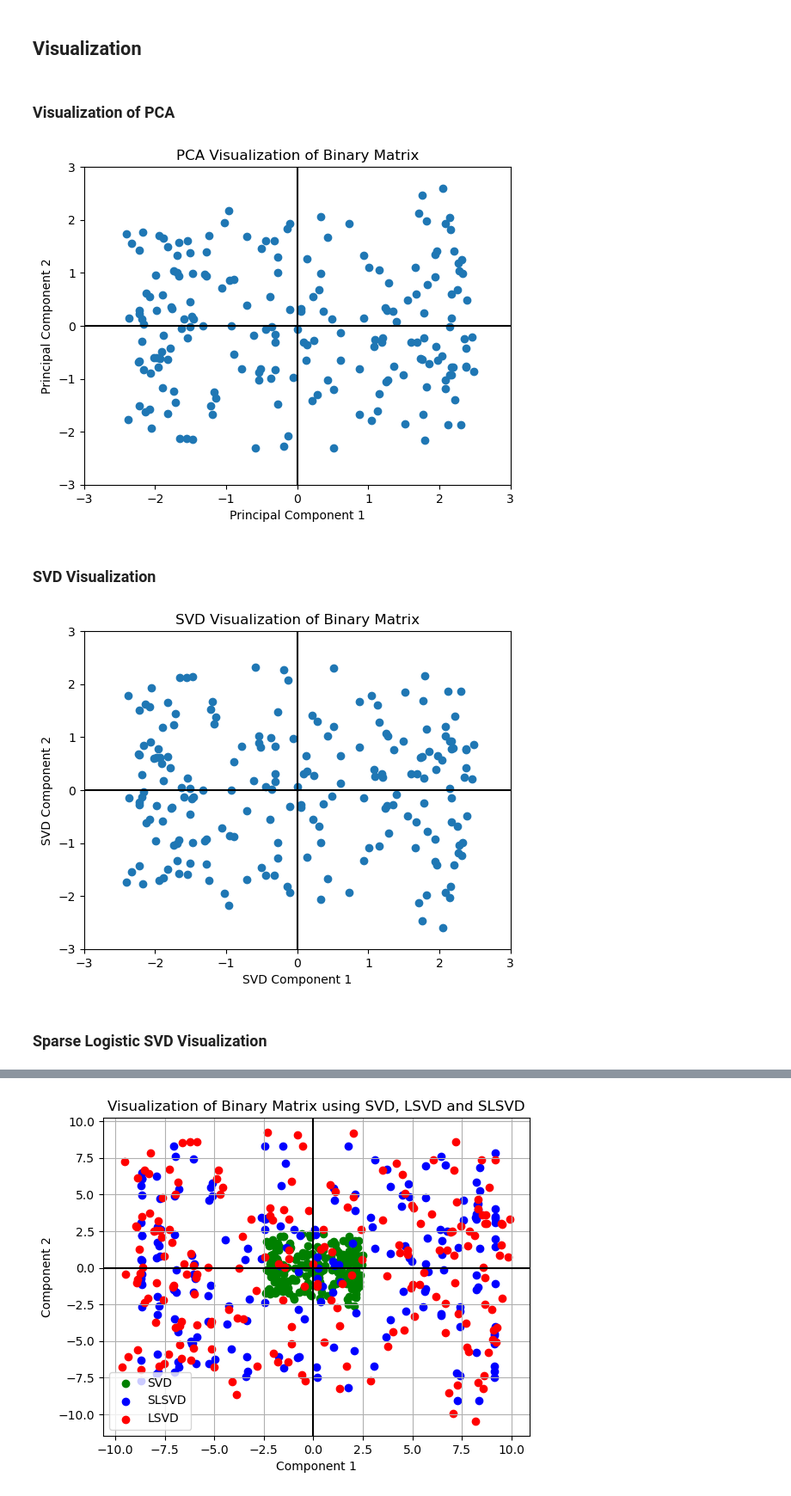
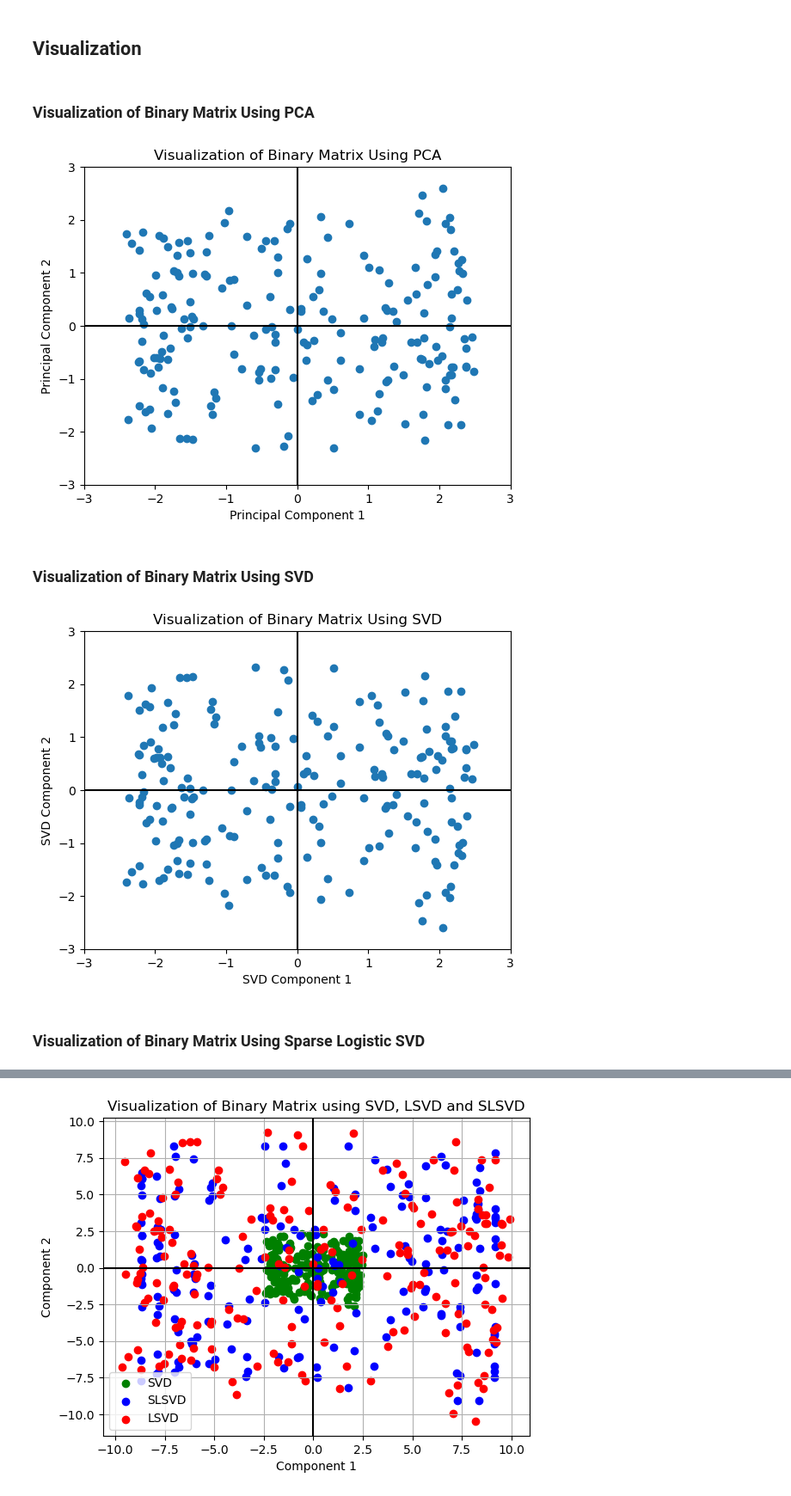
Before and after one commit to andyzhangstat/SLSVD, a Jupyter notebook: docs/example.ipynb, the cells around one changed output, grey strips where cells are left out. Shown at 86% size. Cells and saved outputs as stored; diff of their text form; code cells hidden in the pictures.

```diff
--- a/docs/example.ipynb
+++ b/docs/example.ipynb
@@ -308,25 +274,26 @@ from sklearn.decomposition import PCA
 # %% [markdown]
-### Visualization of PCA
+### Visualization of Binary Matrix Using PCA
 # %%
+from sklearn.decomposition import PCA
 # Apply PCA
 pca = PCA(n_components=2)
 pca_result = pca.fit_transform(bin_mat)
 
 # Visualize PCA results
 plt.scatter(pca_result[:, 0], pca_result[:, 1])
-plt.title('PCA Visualization of Binary Matrix')
+plt.title('Visualization of Binary Matrix Using PCA')
 plt.xlabel('Principal Component 1')
 plt.ylabel('Principal Component 2')
 plt.axvline(x=0,color='black')
 plt.axhline(y=0,color='black')
 plt.xlim(-3, 3)
 plt.ylim(-3, 3)
 
 plt.show()
 # %% [output]
-[figure, old version]
+[figure, new version]
-# %% [markdown]
-### SVD Visualization
+# %% [markdown]
+### Visualization of Binary Matrix Using SVD
 # %%
 bin_mat_c = bin_mat - np.mean(bin_mat, axis=0)
 
@@ -339,7 +306,7 @@ svd_result = U[:, :2] * S[:2]
 
 # Visualize SVD results
 plt.scatter(svd_result[:, 0], svd_result[:, 1])
-plt.title('SVD Visualization of Binary Matrix')
+plt.title('Visualization of Binary Matrix Using SVD')
 plt.xlabel('SVD Component 1')
 plt.ylabel('SVD Component 2')
 plt.axvline(x=0,color='black')
@@ -349,9 +316,9 @@ plt.ylim(-3, 3)
 
 plt.show()
 # %% [output]
-[figure, old version]
+[figure, new version]
 # %% [markdown]
-### Sparse Logistic SVD Visualization
+### Visualization of Binary Matrix Using Sparse Logistic SVD
 # %%
 slsvd_result=A
 plt.scatter(slsvd_result[:, 0], slsvd_result[:, 1])
```
Also changed, not shown: parts of 21 cells of this notebook, 2 other files.
